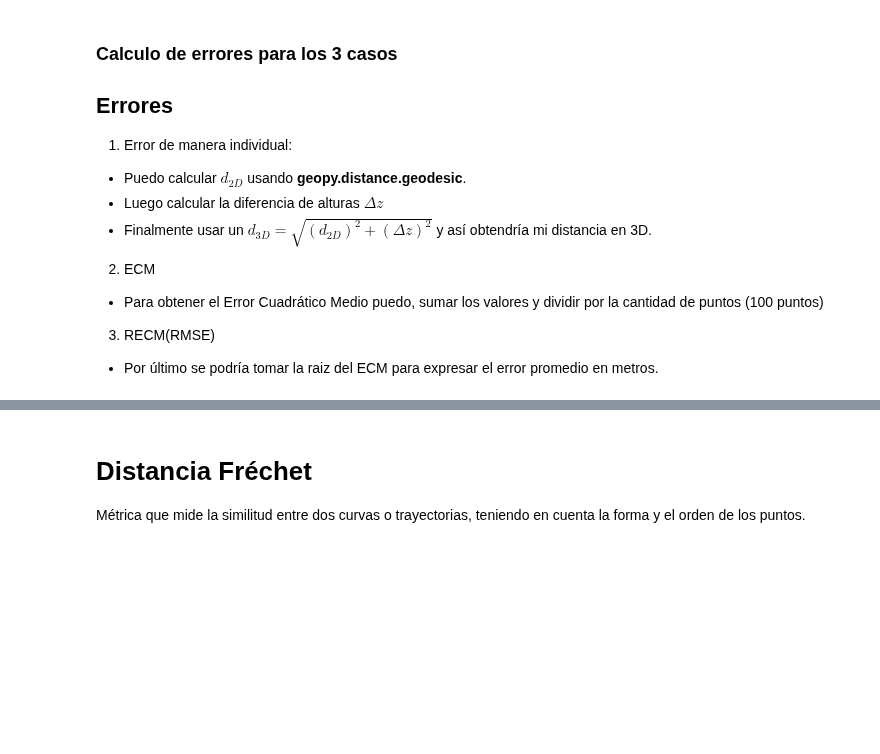
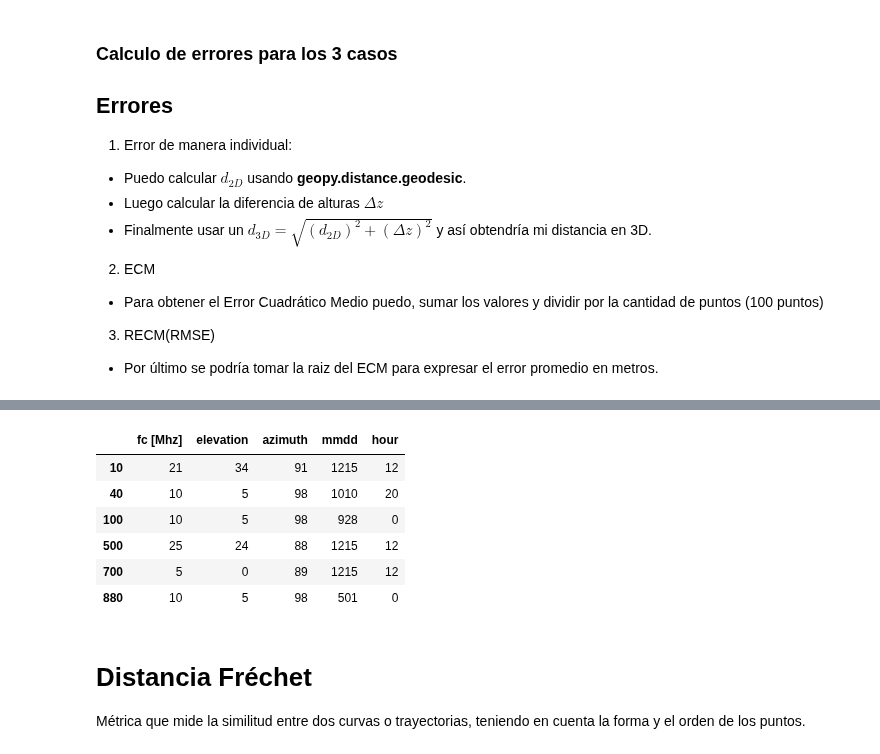
Before and after one commit to ValeFernando840/Ray-Tracing, a Jupyter notebook: 05-Errores.ipynb, the cells around one changed output, grey strips where cells are left out. Cells and saved outputs as stored; diff of their text form; code cells hidden in the pictures; blank space fills up the shorter version.

```diff
--- a/05-Errores.ipynb
+++ b/05-Errores.ipynb
@@ -88,3 +90,13 @@ y_true_z = y_test.iloc[:,200:300].to_numpy()
+# %%
+x_test.iloc[[10, 40, 100, 500, 700, 880]] # Son las muestras que se guardan.
+# %% [output]
+|  | fc [Mhz] | elevation | azimuth | mmdd | hour |
+| 10 | 21 | 34 | 91 | 1215 | 12 |
+| 40 | 10 | 5 | 98 | 1010 | 20 |
+| 100 | 10 | 5 | 98 | 928 | 0 |
+| 500 | 25 | 24 | 88 | 1215 | 12 |
+| 700 | 5 | 0 | 89 | 1215 | 12 |
+| 880 | 10 | 5 | 98 | 501 | 0 |
 # %%
 lat_true, lon_true, alt_true = gc.transform_spherical_to_geographic(*gc.transform_cartesian_to_spherical(y_true_x, y_true_y, y_true_z))
 lat_pred, lon_pred, alt_pred = gc.transform_spherical_to_geographic(*gc.transform_cartesian_to_spherical(y_pred_x, y_pred_y, y_pred_z)) # Altura en metros
```
Also changed, not shown: parts of 3 cells of this notebook, 32 other files.
